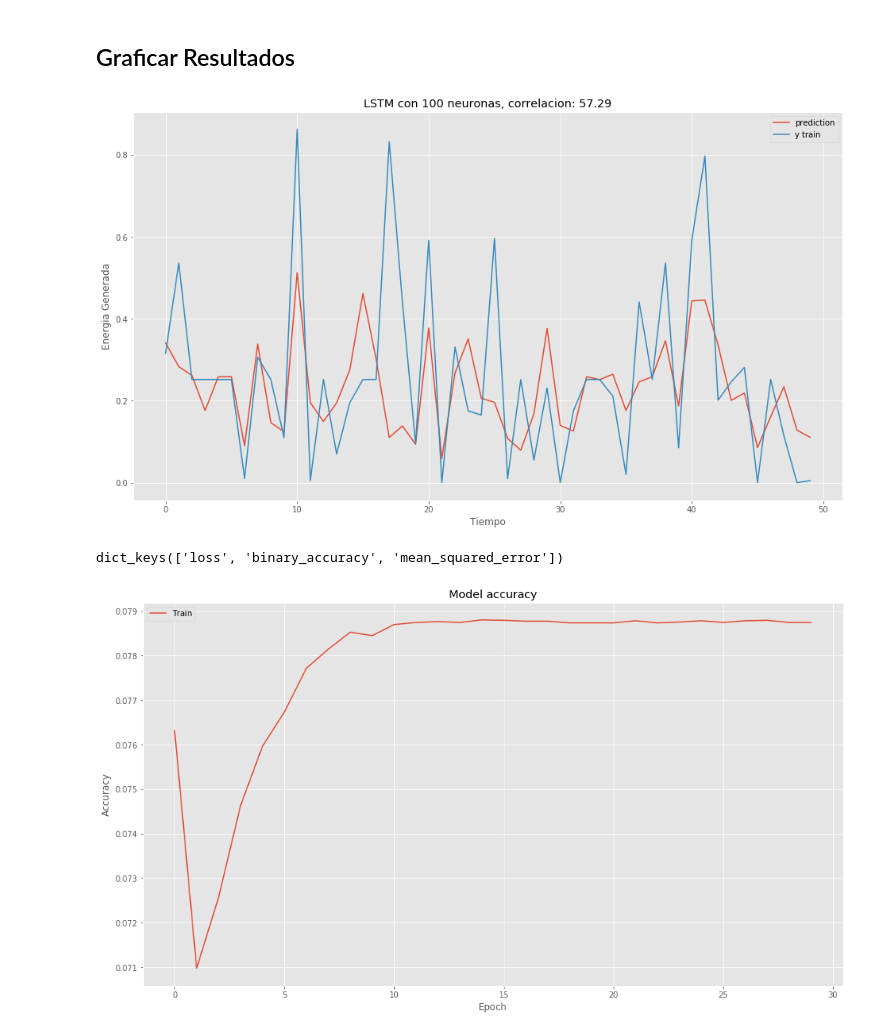
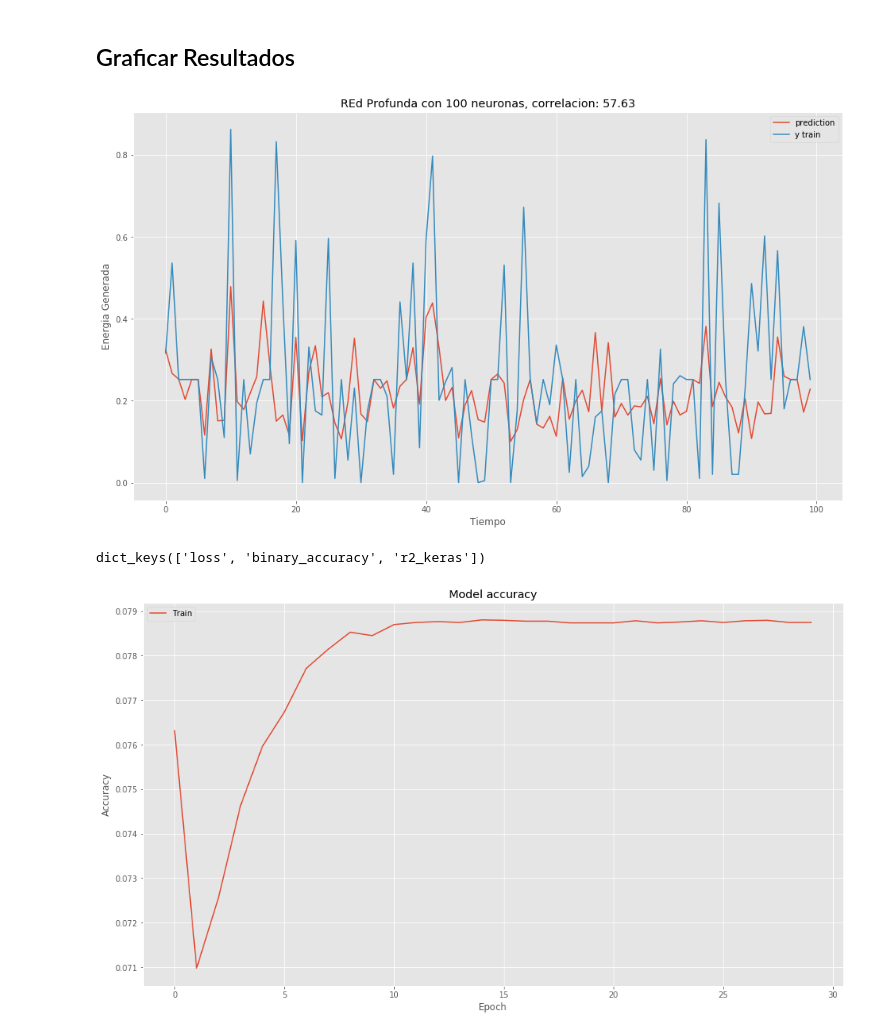
Before and after one commit to manumoya/TesisCivInfUSACH, a Jupyter notebook: 06.JupiterNote/reg_deepNN.ipynb, the cells around one changed output. Cells and saved outputs as stored; diff of their text form; code cells hidden in the pictures.

```diff
--- a/06.JupiterNote/reg_deepNN.ipynb
+++ b/06.JupiterNote/reg_deepNN.ipynb
@@ -101,11 +101,13 @@ def r2_keras(y_true, y_pred):
 
 #, kernel_constraint=max_norm(3), bias_constraint=max_norm(3))
 model = Sequential()
-model.add(Dense(400, input_dim=2, activation='relu'))
-model.add(Dense(400, activation="relu"))
-model.add(Dense(400, activation="relu"))
-model.add(Dense(400, activation="relu"))
-model.add(Dense(400, activation="relu"))
+model.add(Dense(50, input_dim=2, activation='tanh'))
+model.add(Dense(50, activation="tanh"))
+model.add(Dense(50, activation="tanh"))
+model.add(Dense(50, activation="tanh"))
+model.add(Dense(50, activation="tanh"))
+model.add(Dense(50, activation="tanh"))
+model.add(Dense(50, activation="tanh"))
 model.add(Dense(1, activation='linear'))
 
 model.compile(loss='mean_squared_error',
@@ -164,25 +166,25 @@ Coefficient of determination Train (R^2): 0.33
 # %%
 neuronas =100
 pred_train = model.predict(x_train)
-corr = np.corrcoef(y_train, pred_train[:, 0])
+corr = np.corrcoef(y_train, y_pred_train[:, 0])
 # %%
-pred_train_plot = pred_train[2000:2050]
-y_train_plot = y_train[2000:2050]
+pred_test_plot = y_pred_test[2000:2100]
+y_test_plot = y_test[2000:2100]
 
-plt.plot(pred_train_plot, label ="prediction")
-plt.plot(y_train_plot, label ="y train")
+plt.plot(pred_test_plot, label ="prediction")
+plt.plot(y_test_plot, label ="y train")
 #plt.plot(trainPredictPlot, label ="train pred" )
 plt.title("REd Profunda con %i neuronas, correlacion: %.2f" % (neuronas, corr[1][0] * 100))
 plt.ylabel("Energia Generada")
 plt.xlabel("Tiempo")
 plt.legend()
 plt.show()
 # %% [output]
-[figure, old version]
+[figure, new version]
 # %%
 print(hist.history.keys())
 # %% [output]
-dict_keys(['loss', 'binary_accuracy', 'mean_squared_error'])
+dict_keys(['loss', 'binary_accuracy', 'r2_keras'])
 # %%
 # Plot training & validation accuracy values
 plt.plot(hist.history['binary_accuracy'])
```
Also changed, not shown: parts of 5 cells of this notebook, 7 other files.
